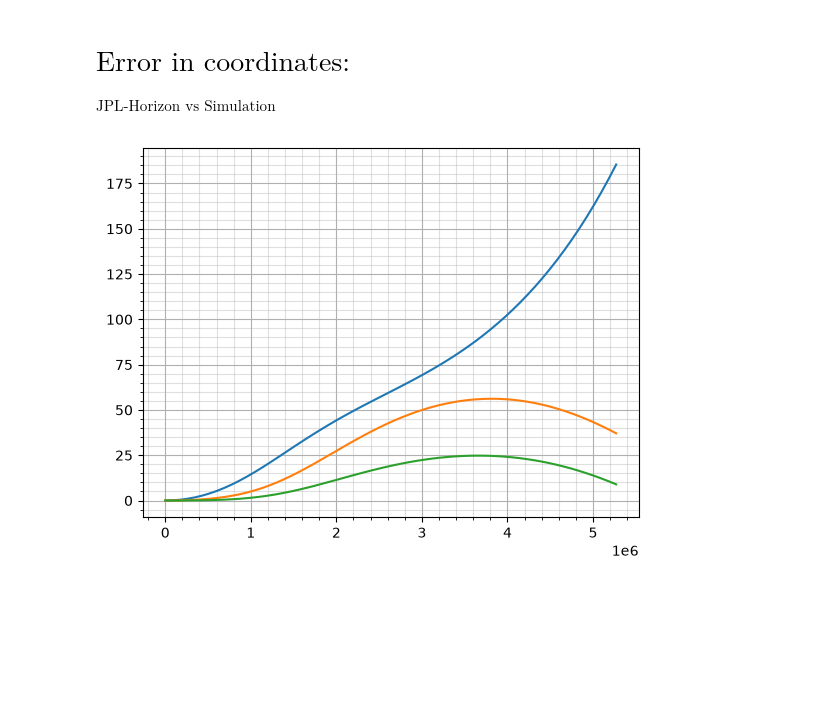
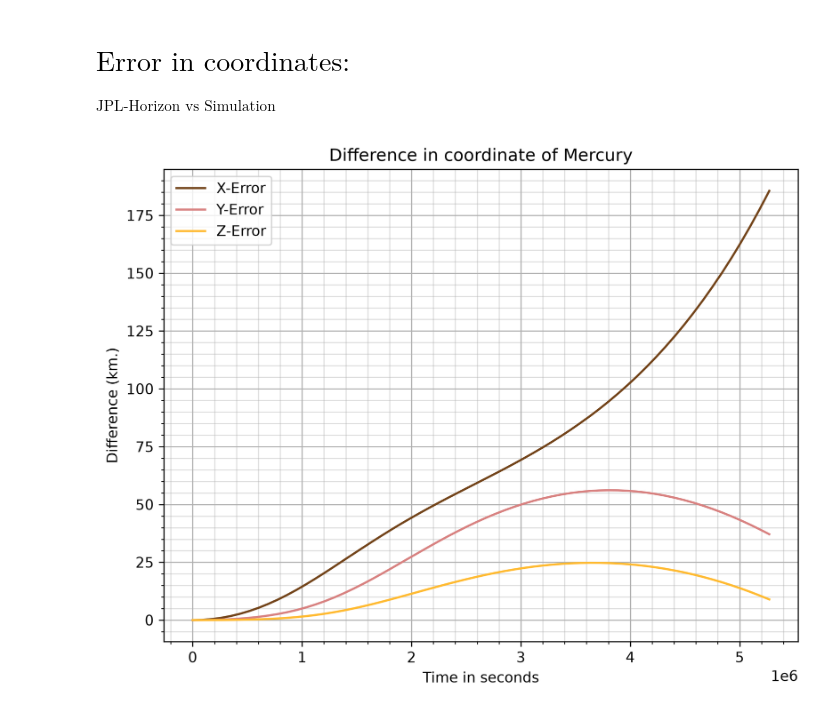
Before and after one commit to gsuparnajitphys-dotcom/Classical_mechanics_simulations, a Jupyter notebook: Central-force-motion/Jupyter/N-Body.ipynb, the cells around one changed output. Drawn from its saved outputs; the diff is of its cells as text; code cells hidden in the pictures; blank space fills up the shorter version.

```diff
--- a/Central-force-motion/Jupyter/N-Body.ipynb
+++ b/Central-force-motion/Jupyter/N-Body.ipynb
@@ -199,8 +199,8 @@ t_span = (t_eval[0], t_eval[-1])
 
 
 atol = np.concatenate((
-    np.full(3 * N, 1e-3),  # positions: 1e-3 km = 1 m
-    np.full(3 * N, 1e-9),  # velocities: 1e-9 km/s
+    np.full(3 * N, 1e-6),  # positions: 1e-3 km = 1 m
+    np.full(3 * N, 1e-10),  # velocities: 1e-9 km/s
 ))
 
 
@@ -211,7 +211,7 @@ sol=solve_ivp(
     state0,
     method='DOP853',
     t_eval=t_eval,
-    rtol=1e-10,  # This part is generated by AI.
+    rtol=1e-12,  # This part is generated by AI.
     atol=atol,
 )
 # %%
@@ -301,16 +347,54 @@ with plt.style.context("dark_background"):
 
 $\text{JPL-Horizon vs Simulation}$
 # %%
+#------------------
+# Error-Calculation
+
 ex=(JPL_data[0]-sol.y[3])
 ey=(JPL_data[1]-sol.y[4])
 ez=(JPL_data[2]-sol.y[5])
+#------------------
+
+
+#--------------
+# X-coordinate
+plt.figure(figsize=(8,6),dpi=300)
+plt.plot(t_eval,ex,color="#724319",label="X-Error")
+#--------------
+
+
+
+#--------------
+# Y-coordinate
+
+plt.plot(t_eval,ey,color="#d88180",label="Y-Error")
+#--------------
+
+
+#--------------
+# Z-coordinate
+
+plt.plot(t_eval,ez,color="#ffba30",label="Z-Error")
+#--------------
+
+
+#--------------
+# Styling:
 
 plt.minorticks_on()
 plt.grid(which="minor",alpha=0.4)
 plt.grid(which="major")
-plt.plot(t_eval,ex)
-plt.plot(t_eval,ey)
-plt.plot(t_eval,ez)
+plt.xlabel("Time in seconds")
+plt.ylabel("Difference (km.)")
+plt.title("Difference in coordinate of Mercury")
+plt.legend()
+#--------------
+
+
+#--------------
+# Plotting
+
 plt.show()
+#--------------
 # %% [output]
-[figure, old version]
+[figure, new version]
```
Also changed, not shown: parts of 5 cells of this notebook, 4 other files.
